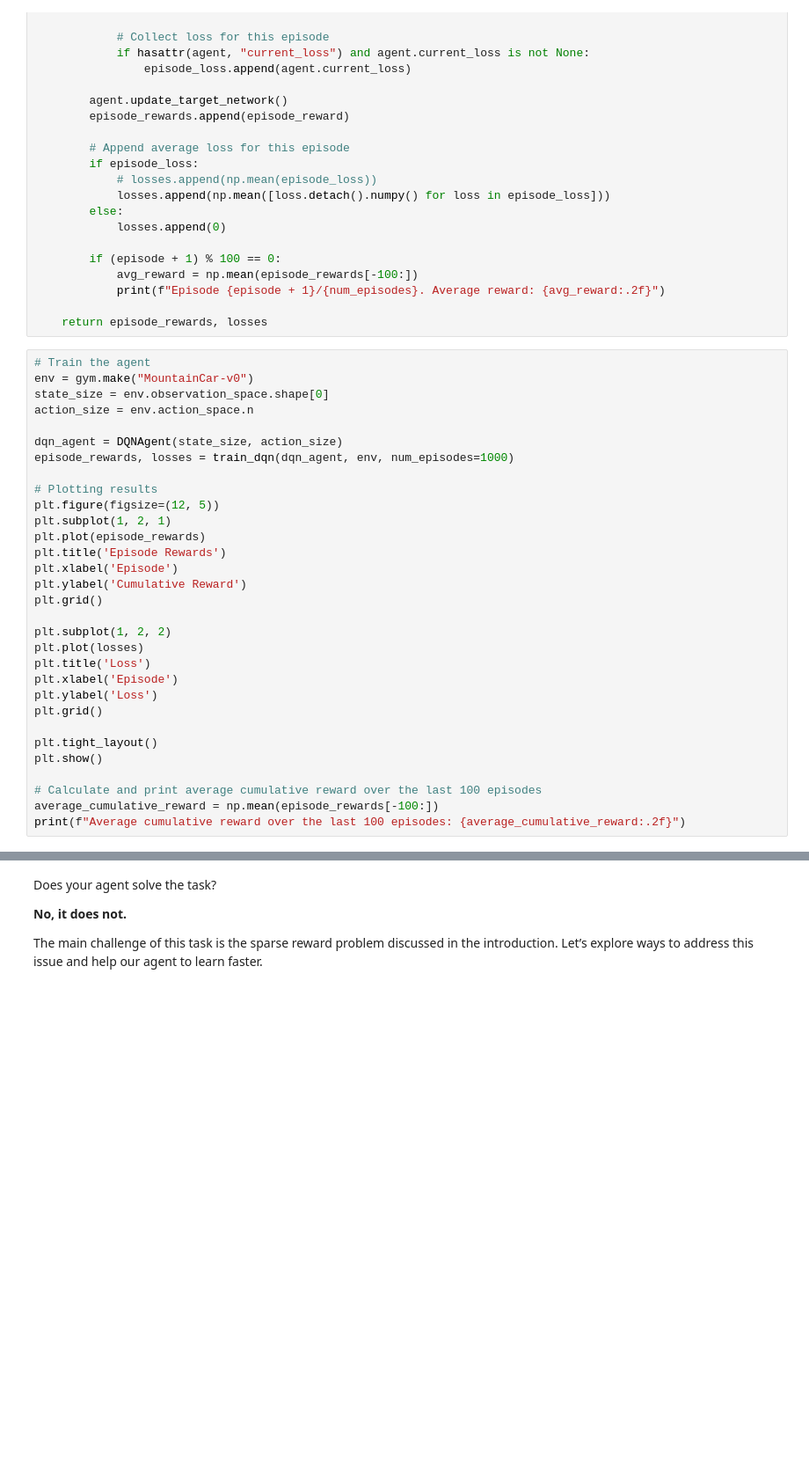
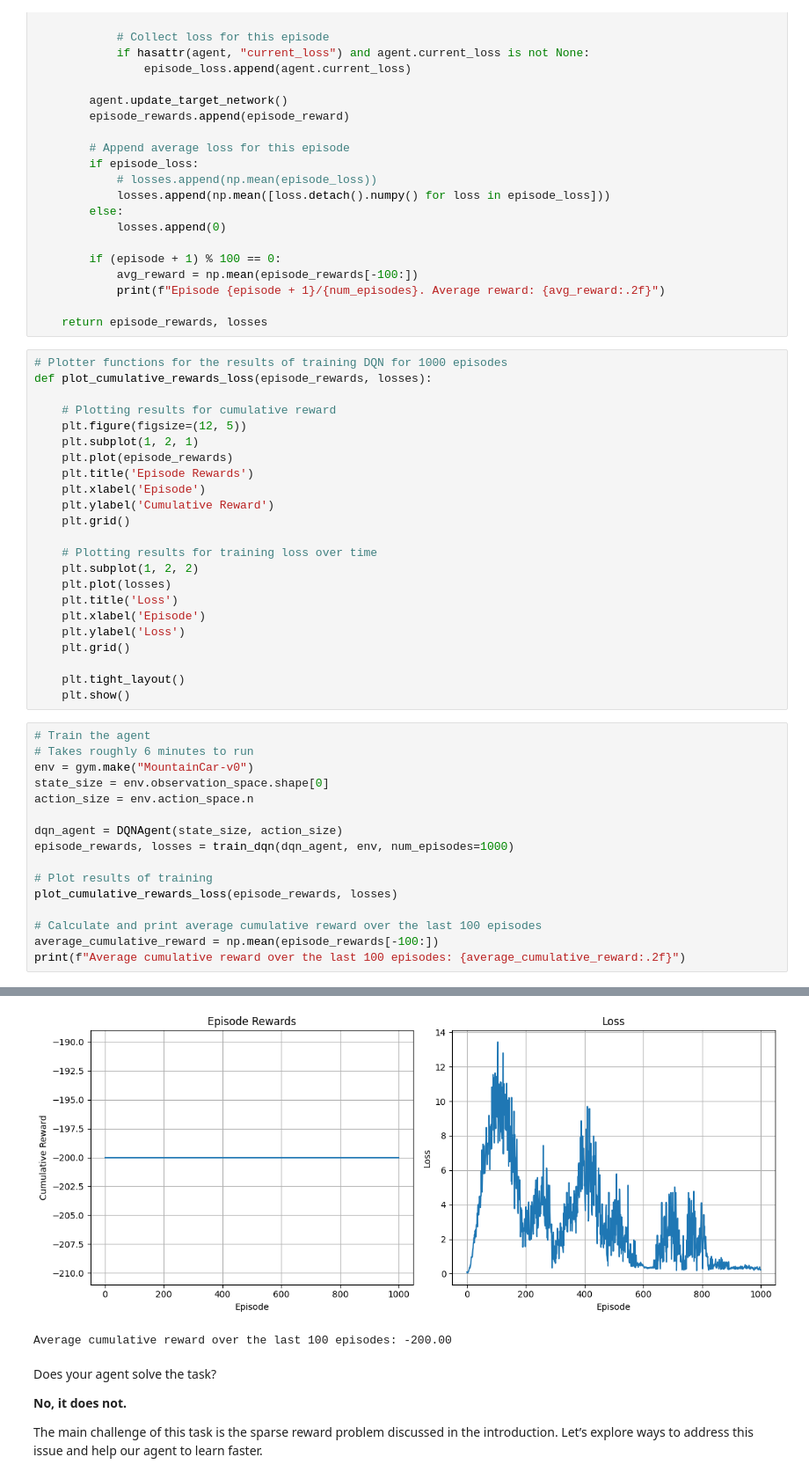
Before and after one commit to MaeMilc/EPFL_Reinforcement-Learning-Project_Mountain-Car, a Jupyter notebook: main.ipynb, the cells around one changed output, grey strips where cells are left out. Shown at 88% size. Cells and saved outputs as stored; diff of their text form; blank space fills up the shorter version.

Commit message:
Add plotter functions for reusability.

```diff
--- a/main.ipynb
+++ b/main.ipynb
@@ -447,8 +358,32 @@ def train_dqn(agent, env, num_episodes=1000):
             print(f"Episode {episode + 1}/{num_episodes}. Average reward: {avg_reward:.2f}")
 
     return episode_rewards, losses
+# %%
+# Plotter functions for the results of training DQN for 1000 episodes
+def plot_cumulative_rewards_loss(episode_rewards, losses):
+
+    # Plotting results for cumulative reward
+    plt.figure(figsize=(12, 5))
+    plt.subplot(1, 2, 1)
+    plt.plot(episode_rewards)
+    plt.title('Episode Rewards')
+    plt.xlabel('Episode')
+    plt.ylabel('Cumulative Reward')
+    plt.grid()
+
+    # Plotting results for training loss over time
+    plt.subplot(1, 2, 2)
+    plt.plot(losses)
+    plt.title('Loss')
+    plt.xlabel('Episode')
+    plt.ylabel('Loss')
+    plt.grid()
+
+    plt.tight_layout()
+    plt.show()
 # %%
 # Train the agent
+# Takes roughly 6 minutes to run
 env = gym.make("MountainCar-v0")
 state_size = env.observation_space.shape[0]
 action_size = env.action_space.n
@@ -456,25 +391,10 @@ action_size = env.action_space.n
 dqn_agent = DQNAgent(state_size, action_size)
 episode_rewards, losses = train_dqn(dqn_agent, env, num_episodes=1000)
 
-# Plotting results
-plt.figure(figsize=(12, 5))
-plt.subplot(1, 2, 1)
-plt.plot(episode_rewards)
-plt.title('Episode Rewards')
-plt.xlabel('Episode')
-plt.ylabel('Cumulative Reward')
-plt.grid()
-
-plt.subplot(1, 2, 2)
-plt.plot(losses)
-plt.title('Loss')
-plt.xlabel('Episode')
-plt.ylabel('Loss')
-plt.grid()
-
-plt.tight_layout()
-plt.show()
+# Plot results of training
+plot_cumulative_rewards_loss(episode_rewards, losses)
 
 # Calculate and print average cumulative reward over the last 100 episodes
 average_cumulative_reward = np.mean(episode_rewards[-100:])
 print(f"Average cumulative reward over the last 100 episodes: {average_cumulative_reward:.2f}")
+# %% [output]
@@ -481,3 +411,5 @@ print(f"Average cumulative reward over the last 100 episodes: {average_cumulativ
+[figure, added]
+Average cumulative reward over the last 100 episodes: -200.00
 # %% [markdown]
 Does your agent solve the task?
 
```
Also changed, not shown: parts of 22 cells of this notebook.
